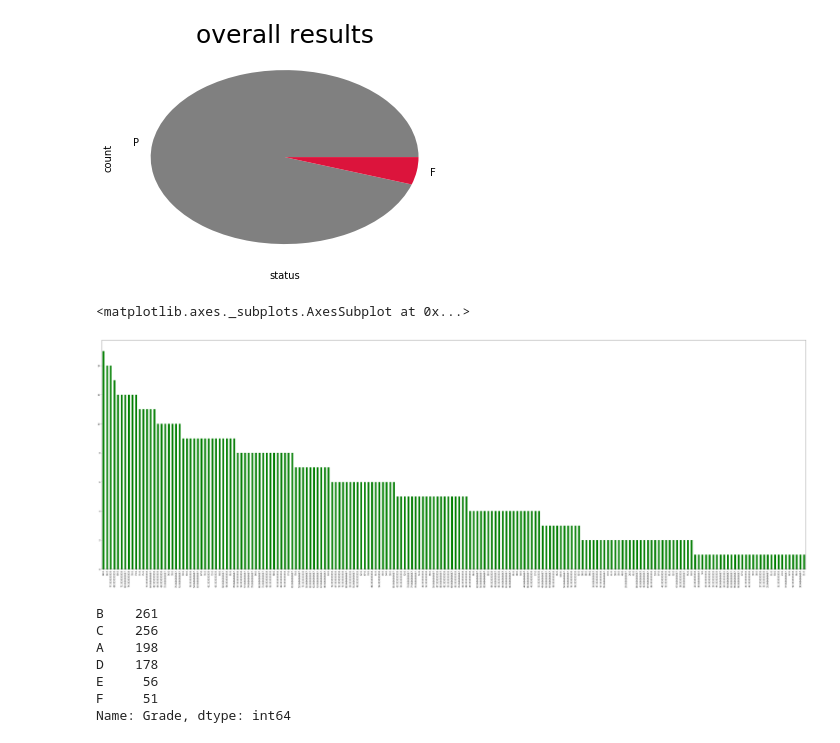
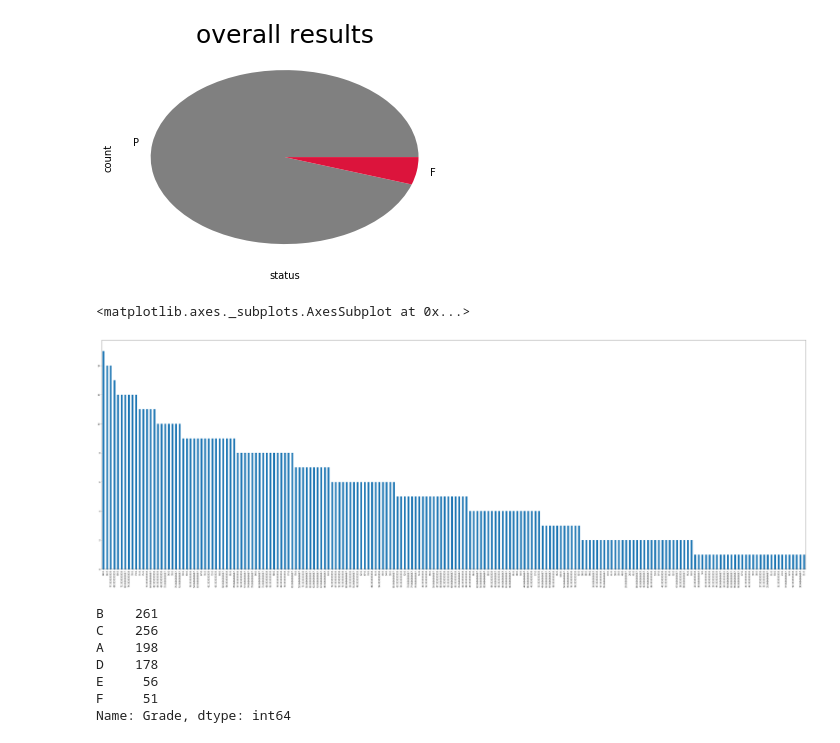
Before and after one commit to junaid-star/students-performance, a Jupyter notebook: Untitled1.ipynb, the cells around one changed output. Saved outputs shown, nothing was run; the diff lists cells and outputs as text; code cells hidden in the pictures.

```diff
--- a/Untitled1.ipynb
+++ b/Untitled1.ipynb
@@ -110,10 +111,10 @@ Name: status, dtype: int64
 # %%
 student_report['Total_Marks'] = student_report['math score']+student_report['reading score']+student_report['writing score']
 student_report['Percentage'] = student_report['Total_Marks']/3
-student_report['Percentage'].value_counts().plot(kind='bar', color='green',figsize=(60,20))
+student_report['Percentage'].value_counts().plot(kind='bar',figsize=(60,20))
 # %% [output]
 <matplotlib.axes._subplots.AxesSubplot at 0x...>
-[figure, old version]
+[figure, new version]
 # %%
 def Grade(Percentage, status):
     if ( status == 'F'):
```
Also changed, not shown: parts of 8 cells of this notebook.
